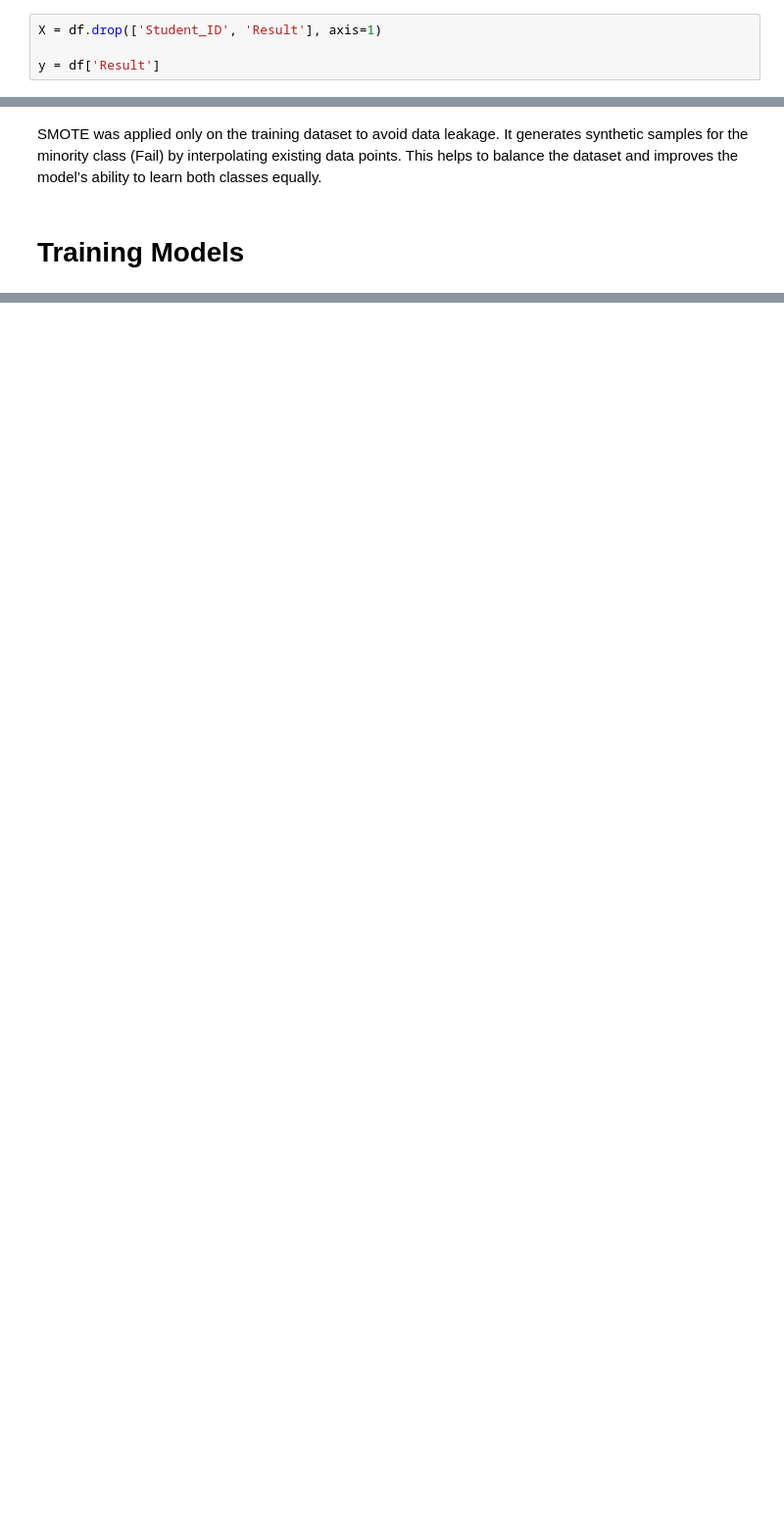
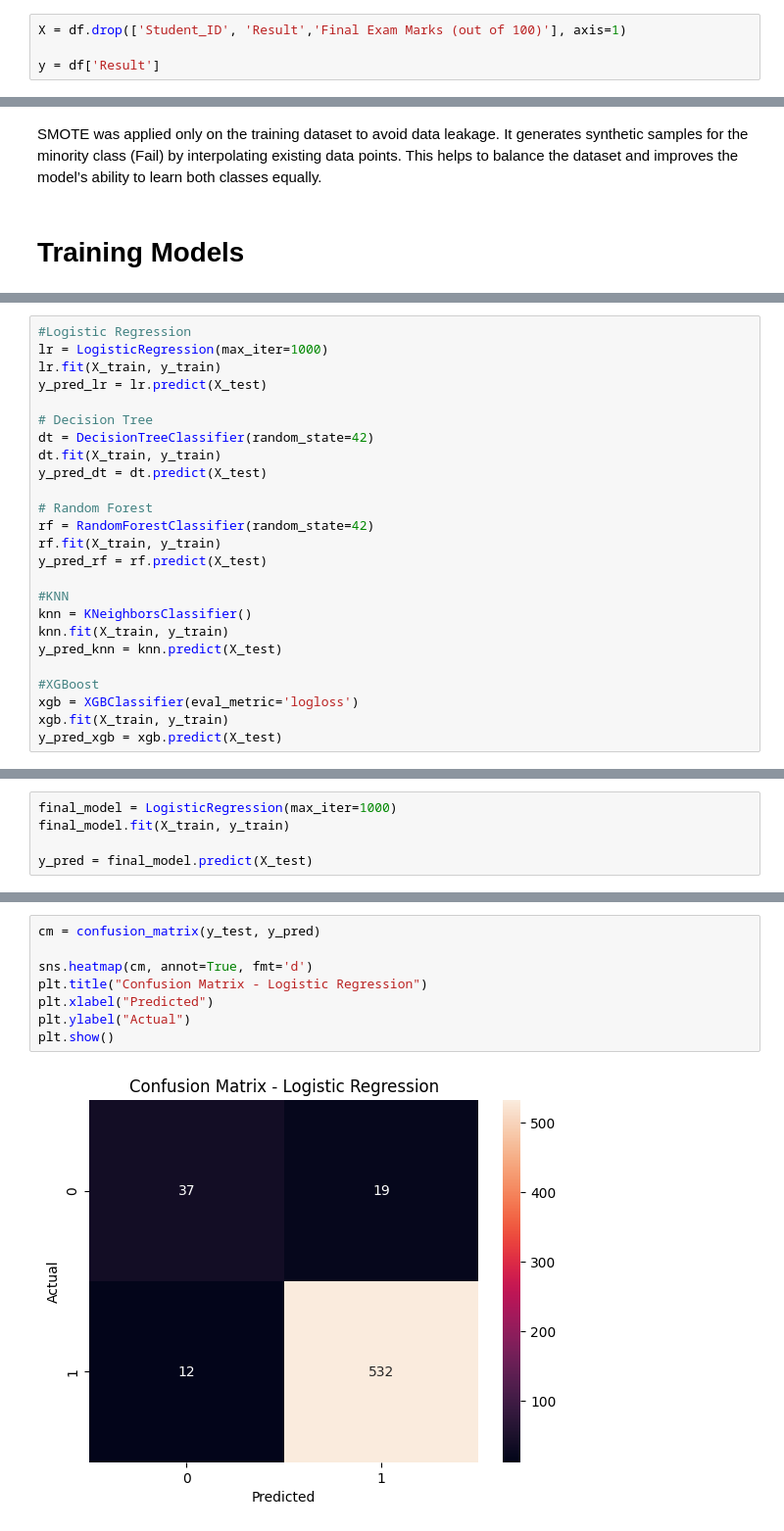
Before and after one commit to sanodyaJinadasa/InspiHER_Hacktronix, a Jupyter notebook: ML_Task.ipynb, the cells around one changed output, grey strips where cells are left out. Shown at 98% size. Drawn from its saved outputs; the diff is of its cells as text; blank space fills up the shorter version.

```diff
--- a/ML_Task.ipynb
+++ b/ML_Task.ipynb
@@ -348,7 +352,7 @@ Although the IQR method detected some outliers, these values were considered nor
 # %% [markdown]
 # Feature Selection
 # %%
-X = df.drop(['Student_ID', 'Result'], axis=1)
+X = df.drop(['Student_ID', 'Result','Final Exam Marks (out of 100)'], axis=1)
 
 y = df['Result']
 # %%
@@ -434,0 +526,25 @@ SMOTE was applied only on the training dataset to avoid data leakage. It generat
+# %%
+#Logistic Regression
+lr = LogisticRegression(max_iter=1000)
+lr.fit(X_train, y_train)
+y_pred_lr = lr.predict(X_test)
+
+# Decision Tree
+dt = DecisionTreeClassifier(random_state=42)
+dt.fit(X_train, y_train)
+y_pred_dt = dt.predict(X_test)
+
+# Random Forest
+rf = RandomForestClassifier(random_state=42)
+rf.fit(X_train, y_train)
+y_pred_rf = rf.predict(X_test)
+
+#KNN
+knn = KNeighborsClassifier()
+knn.fit(X_train, y_train)
+y_pred_knn = knn.predict(X_test)
+
+#XGBoost
+xgb = XGBClassifier(eval_metric='logloss')
+xgb.fit(X_train, y_train)
+y_pred_xgb = xgb.predict(X_test)
@@ -434,0 +604,5 @@ SMOTE was applied only on the training dataset to avoid data leakage. It generat
+# %%
+final_model = LogisticRegression(max_iter=1000)
+final_model.fit(X_train, y_train)
+
+y_pred = final_model.predict(X_test)
@@ -434,0 +624,10 @@ SMOTE was applied only on the training dataset to avoid data leakage. It generat
+# %%
+cm = confusion_matrix(y_test, y_pred)
+
+sns.heatmap(cm, annot=True, fmt='d')
+plt.title("Confusion Matrix - Logistic Regression")
+plt.xlabel("Predicted")
+plt.ylabel("Actual")
+plt.show()
+# %% [output]
+[figure, added]
```
Also changed, not shown: parts of 30 cells of this notebook.
